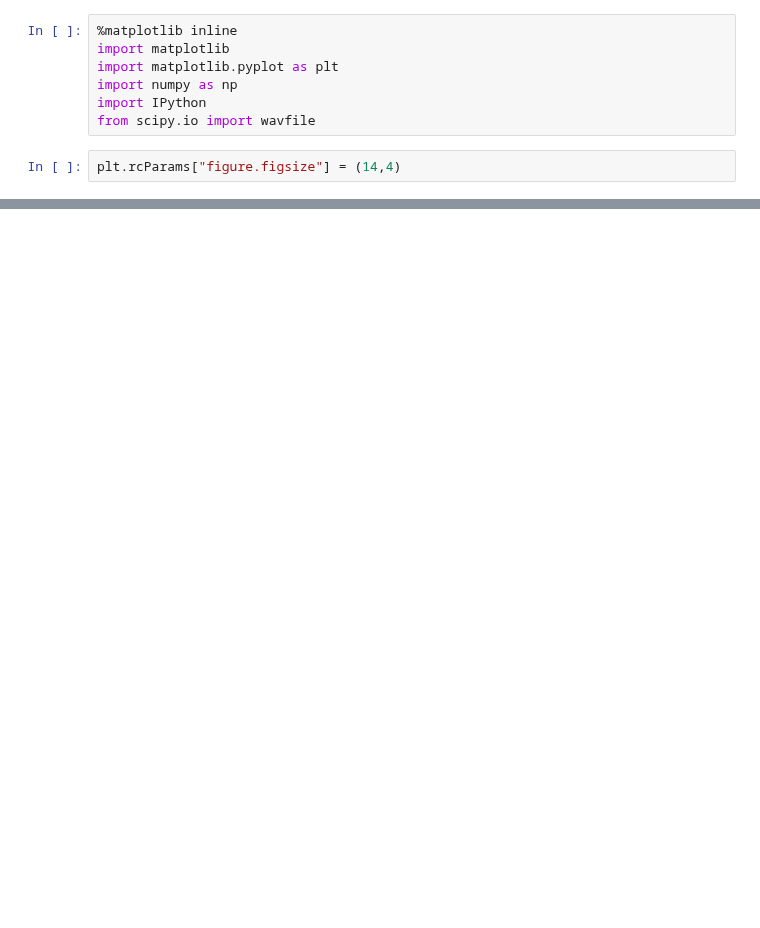
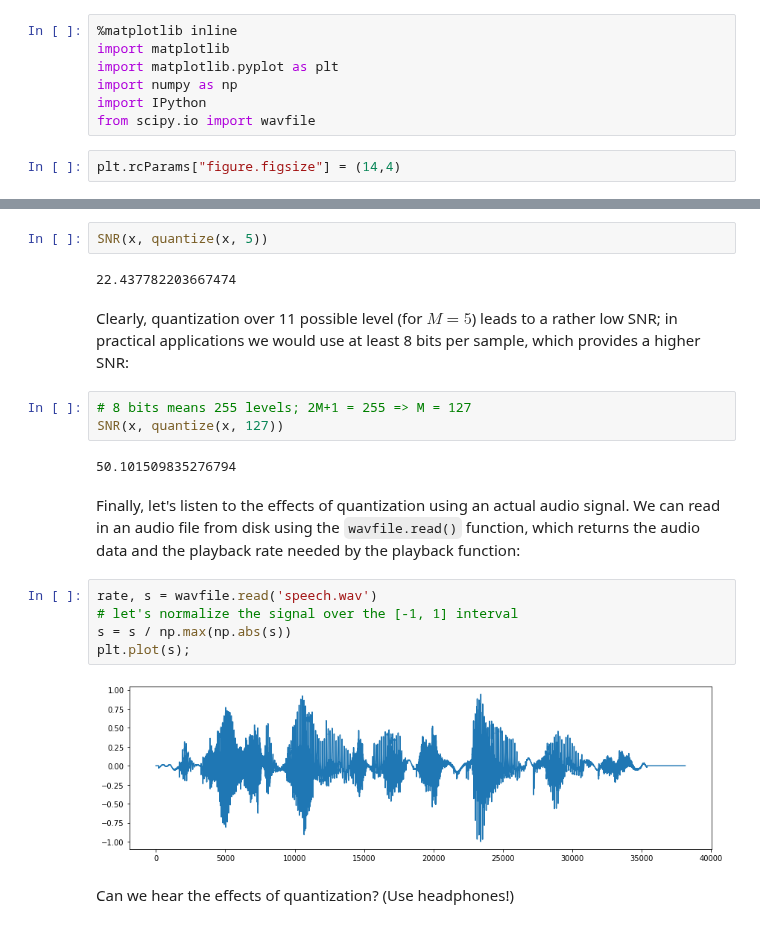
Before and after one commit to prandoni/COM303, a Jupyter notebook: SignalTransmission/SignalTransmission.ipynb, the cells around one changed output, grey strips where cells are left out. Drawn from its saved outputs; the diff is of its cells as text; blank space fills up the shorter version.

```diff
--- a/SignalTransmission/SignalTransmission.ipynb
+++ b/SignalTransmission/SignalTransmission.ipynb
@@ -147,0 +87,22 @@ Digital trasmission: SNR = 6.228061 dB
+# %%
+SNR(x, quantize(x, 5))
+# %% [output]
+22.437782203667474
+# %% [markdown]
+Clearly, quantization over 11 possible level (for $M=5$) leads to a rather low SNR; in practical applications we would use at least 8 bits per sample, which provides a higher SNR:
+# %%
+# 8 bits means 255 levels; 2M+1 = 255 => M = 127
+SNR(x, quantize(x, 127))
+# %% [output]
+50.101509835276794
+# %% [markdown]
+Finally, let's listen to the effects of quantization using an actual audio signal. We can read in an audio file from disk using the `wavfile.read()` function, which returns the audio data and the playback rate needed by the playback function:
+# %%
+rate, s = wavfile.read('speech.wav')
+# let's normalize the signal over the [-1, 1] interval
+s = s / np.max(np.abs(s))
+plt.plot(s);
+# %% [output]
+[figure, added]
+# %% [markdown]
+Can we hear the effects of quantization? (Use headphones!)
```
Also changed, not shown: parts of 70 cells of this notebook, 2 other files.
